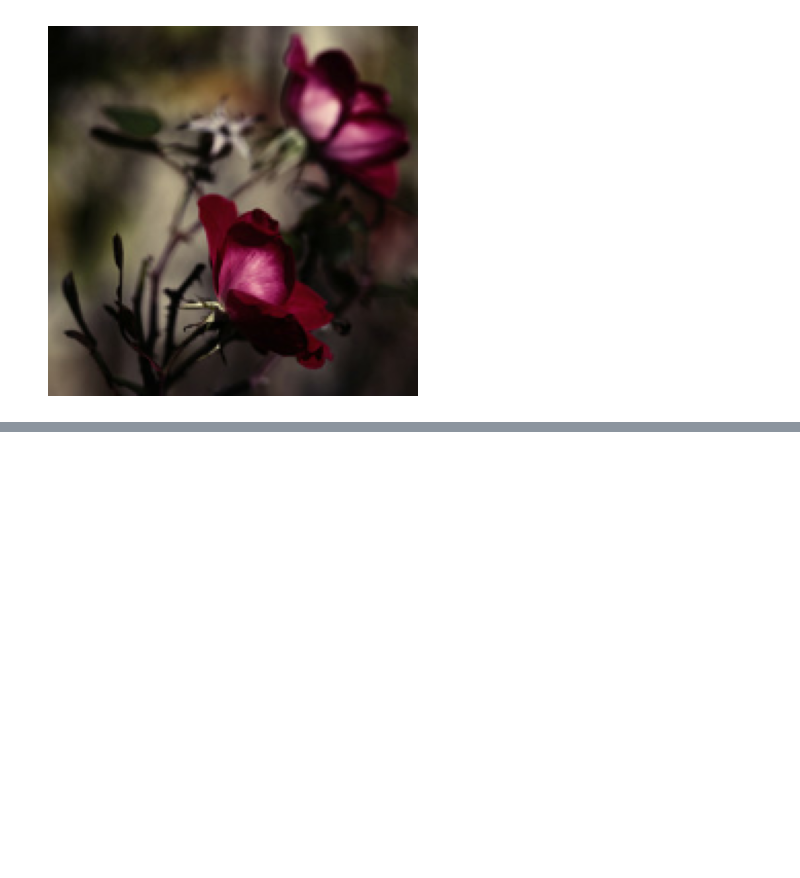
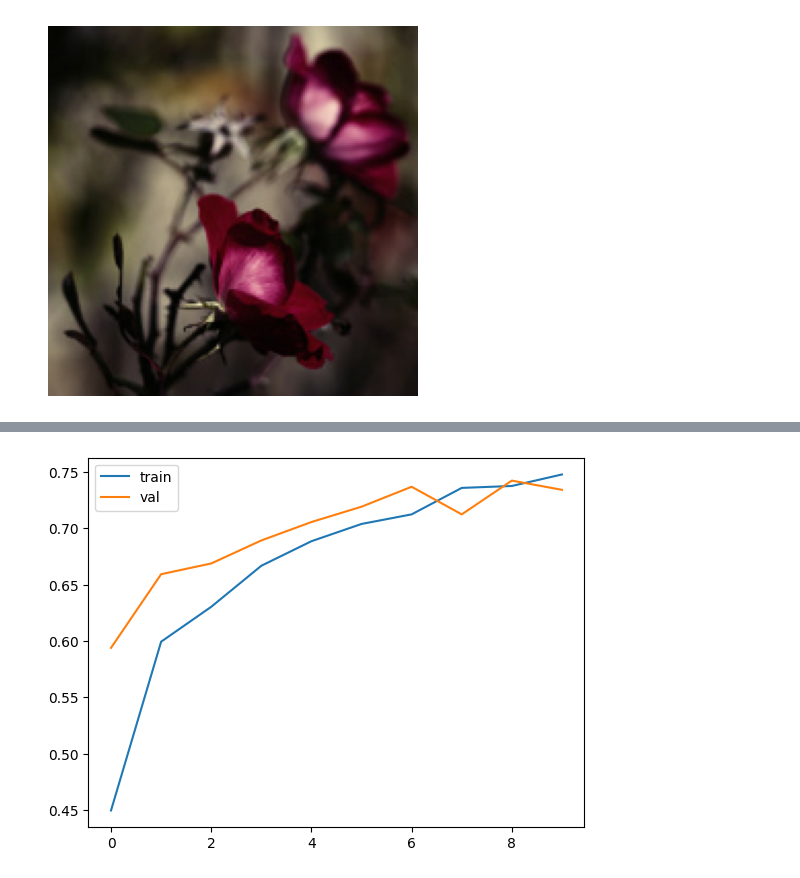
Before and after one commit to Hariprasath2432005/Imageprocess, a Jupyter notebook: MULTICLASS.ipynb, the cells around one changed output, grey strips where cells are left out. Saved outputs shown, nothing was run; the diff lists cells and outputs as text; code cells hidden in the pictures; blank space fills up the shorter version.

```diff
--- a/MULTICLASS.ipynb
+++ b/MULTICLASS.ipynb
@@ -149,0 +188,24 @@ for images,labels in train_ds.take(1):
+# %%
+data_agumentation = Sequential([
+    layers.RandomFlip("horizontal",input_shape=(IMG_HEIGHT,IMG_WIDTH,3)),
+    layers.RandomRotation(0.1),
+    layers.RandomZoom(0.1),
+])
+# %%
+model=Sequential([
+    data_agumentation,
+    layers.Conv2D(16,3, padding='same', activation='relu'),
+    layers.MaxPool2D(),
+    layers.Conv2D(32,3, padding='same', activation='relu'),
+    layers.MaxPool2D(),
+    layers.Conv2D(64,3, padding='same', activation='relu'),
+    layers.MaxPool2D(),
+    layers.Dropout(0.2),
+    layers.Flatten(),
+    layers.Dense(128,activation='relu'),
+    layers.Dense(len(flower_class_names))
+    ])
+# %%
+model.compile(optimizer='adam',loss=tf.keras.losses.SparseCategoricalCrossentropy(from_logits=True),metrics=['accuracy'])
+# %%
+history=model.fit(train_ds,epochs=10,validation_data=val_ds)
@@ -149,0 +233,8 @@ for images,labels in train_ds.take(1):
+# %%
+import matplotlib.pyplot as plt
+plt.plot(history.history['accuracy'],label='train')
+plt.plot(history.history['val_accuracy'],label='val')
+plt.legend()
+plt.show()
+# %% [output]
+[figure, added]
```
Also changed, not shown: parts of 28 cells of this notebook.
